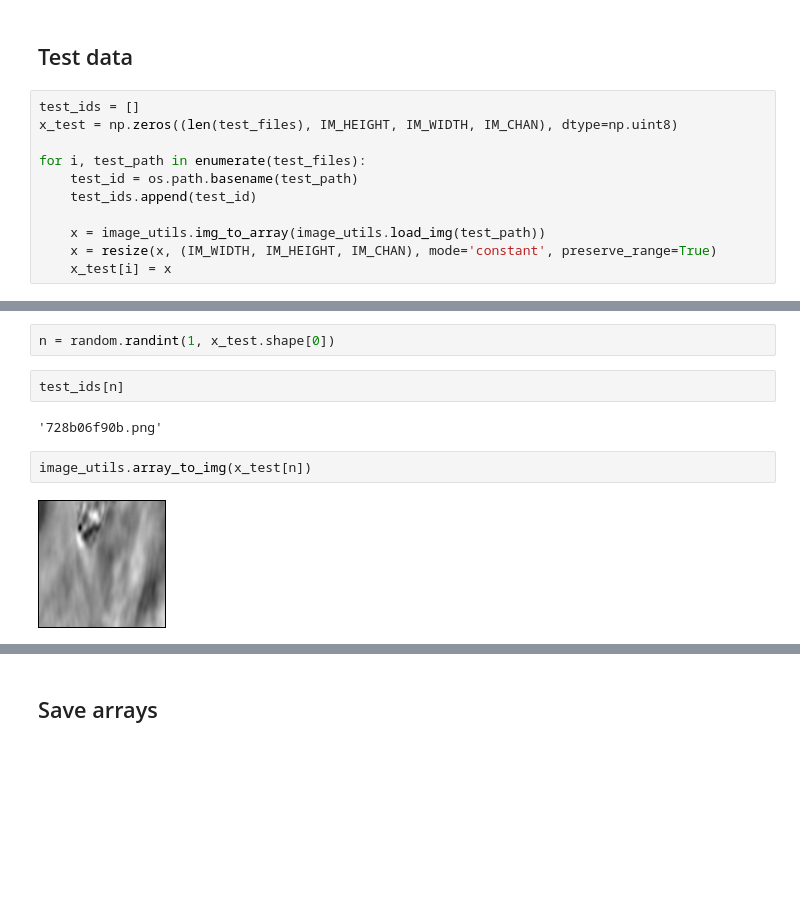
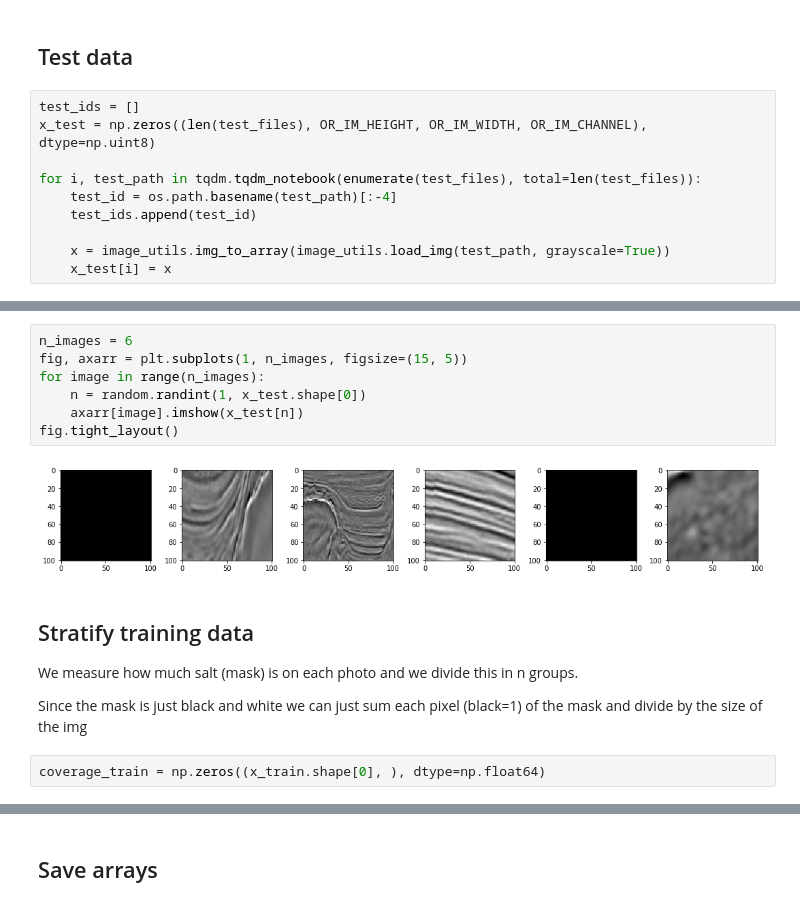
Before and after one commit to danielfrg/kaggle-salt, a Jupyter notebook: img2array.ipynb, the cells around one changed output, grey strips where cells are left out. Cells and saved outputs as stored; diff of their text form; blank space fills up the shorter version.

```diff
--- a/img2array.ipynb
+++ b/img2array.ipynb
@@ -68,12 +73,11 @@ image_utils.array_to_img(y_train[n])
 ## Test data
 # %%
 test_ids = []
-x_test = np.zeros((len(test_files), IM_HEIGHT, IM_WIDTH, IM_CHAN), dtype=np.uint8)
+x_test = np.zeros((len(test_files), OR_IM_HEIGHT, OR_IM_WIDTH, OR_IM_CHANNEL), dtype=np.uint8)
 
-for i, test_path in enumerate(test_files):
-    test_id = os.path.basename(test_path)
+for i, test_path in tqdm.tqdm_notebook(enumerate(test_files), total=len(test_files)):
+    test_id = os.path.basename(test_path)[:-4]
     test_ids.append(test_id)
 
-    x = image_utils.img_to_array(image_utils.load_img(test_path))
-    x = resize(x, (IM_WIDTH, IM_HEIGHT, IM_CHAN), mode='constant', preserve_range=True)
+    x = image_utils.img_to_array(image_utils.load_img(test_path, grayscale=True))
     x_test[i] = x
@@ -84,10 +90,17 @@ x_test.shape
-# %%
-n = random.randint(1, x_test.shape[0])
-# %%
-test_ids[n]
-# %% [output]
-'728b06f90b.png'
-# %%
-image_utils.array_to_img(x_test[n])
-# %% [output]
-[figure, removed]
+# %%
+n_images = 6
+fig, axarr = plt.subplots(1, n_images, figsize=(15, 5))
+for image in range(n_images):
+    n = random.randint(1, x_test.shape[0])
+    axarr[image].imshow(x_test[n])
+fig.tight_layout()
+# %% [output]
+[figure, added]
+# %% [markdown]
+## Stratify training data
+
+We measure how much salt (mask) is on each photo and we divide this in n groups.
+
+Since the mask is just black and white we can just sum each pixel (black=1) of the mask and divide by the size of the img
+# %%
+coverage_train = np.zeros((x_train.shape[0], ), dtype=np.float64)
```
Also changed, not shown: parts of 36 cells of this notebook, 3 other files.
